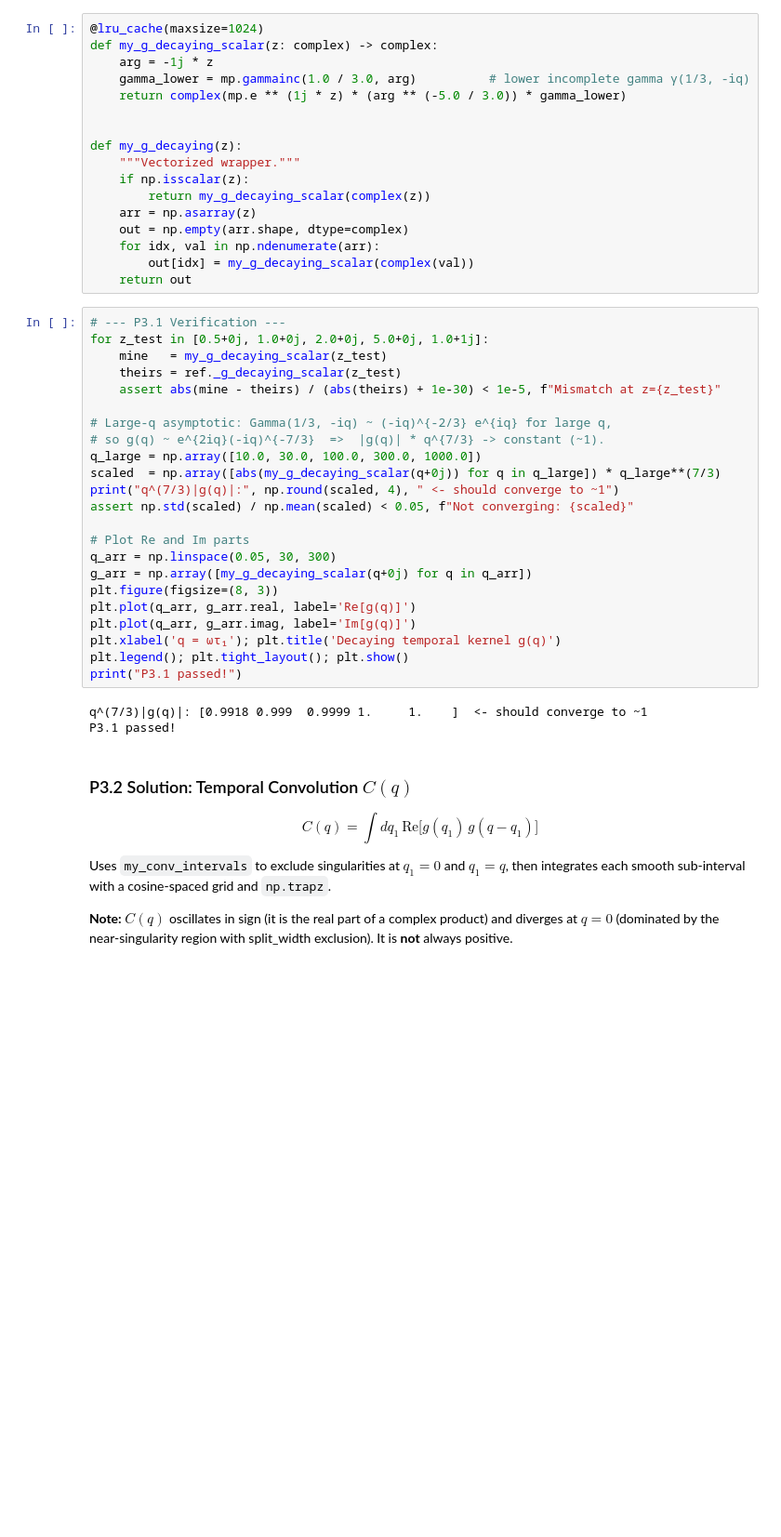
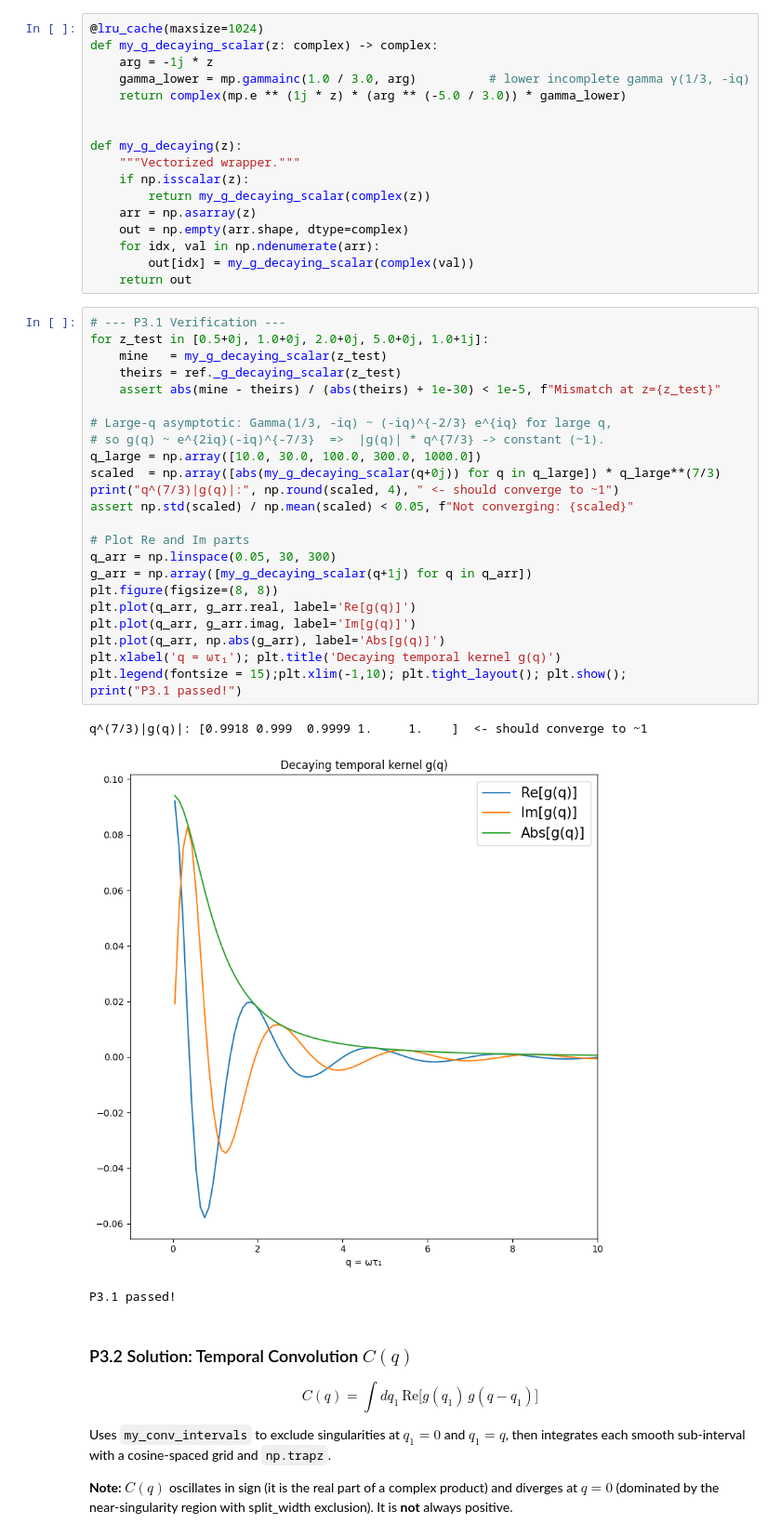
Before and after one commit to shturman99/Polarization-of-Gravitational-Waves, a Jupyter notebook: problem_sets_solutions.ipynb, the cells around one changed output. Shown at 93% size. Cells and saved outputs as stored; diff of their text form; blank space fills up the shorter version.

```diff
--- a/problem_sets_solutions.ipynb
+++ b/problem_sets_solutions.ipynb
@@ -309,29 +313,31 @@ def my_g_decaying(z):
 # %%
 # --- P3.1 Verification ---
 for z_test in [0.5+0j, 1.0+0j, 2.0+0j, 5.0+0j, 1.0+1j]:
     mine   = my_g_decaying_scalar(z_test)
     theirs = ref._g_decaying_scalar(z_test)
     assert abs(mine - theirs) / (abs(theirs) + 1e-30) < 1e-5, f"Mismatch at z={z_test}"
 
 # Large-q asymptotic: Gamma(1/3, -iq) ~ (-iq)^{-2/3} e^{iq} for large q,
 # so g(q) ~ e^{2iq}(-iq)^{-7/3}  =>  |g(q)| * q^{7/3} -> constant (~1).
 q_large = np.array([10.0, 30.0, 100.0, 300.0, 1000.0])
 scaled  = np.array([abs(my_g_decaying_scalar(q+0j)) for q in q_large]) * q_large**(7/3)
 print("q^(7/3)|g(q)|:", np.round(scaled, 4), " <- should converge to ~1")
 assert np.std(scaled) / np.mean(scaled) < 0.05, f"Not converging: {scaled}"
 
 # Plot Re and Im parts
 q_arr = np.linspace(0.05, 30, 300)
-g_arr = np.array([my_g_decaying_scalar(q+0j) for q in q_arr])
-plt.figure(figsize=(8, 3))
+g_arr = np.array([my_g_decaying_scalar(q+1j) for q in q_arr])
+plt.figure(figsize=(8, 8))
 plt.plot(q_arr, g_arr.real, label='Re[g(q)]')
 plt.plot(q_arr, g_arr.imag, label='Im[g(q)]')
+plt.plot(q_arr, np.abs(g_arr), label='Abs[g(q)]')
 plt.xlabel('q = ωτ₁'); plt.title('Decaying temporal kernel g(q)')
-plt.legend(); plt.tight_layout(); plt.show()
+plt.legend(fontsize = 15);plt.xlim(-1,10); plt.tight_layout(); plt.show();
 print("P3.1 passed!")
 # %% [output]
 q^(7/3)|g(q)|: [0.9918 0.999  0.9999 1.     1.    ]  <- should converge to ~1
-P3.1 passed!
+[figure, added]
+P3.1 passed!
 # %% [markdown]
 ### P3.2 Solution: Temporal Convolution $C(q)$
 
```
Also changed, not shown: parts of 10 cells of this notebook, 10 other files.
